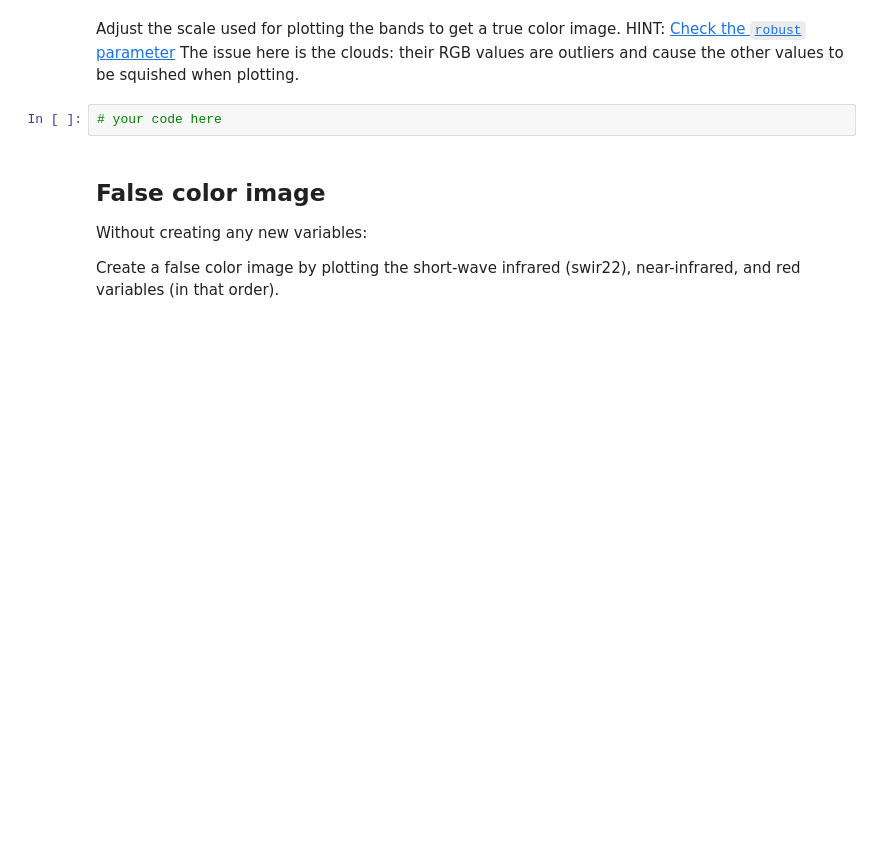
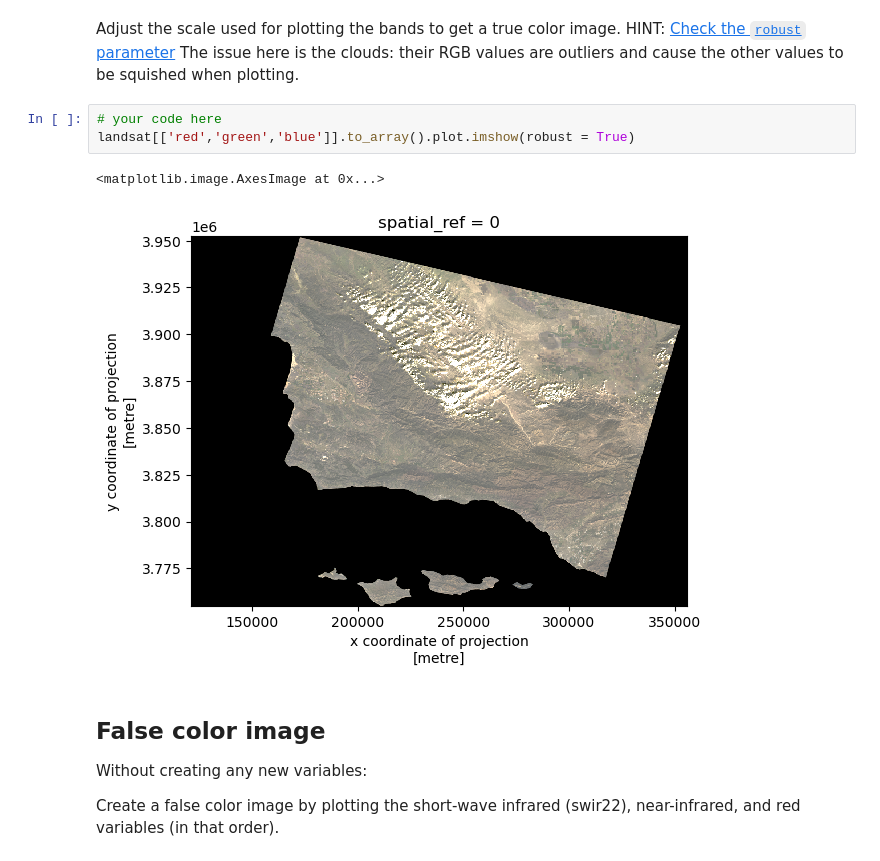
Before and after one commit to khj9759/eds220-hwk-4, a Jupyter notebook: hwk4-task2-false-color.ipynb, the cells around one changed output. Saved outputs shown, nothing was run; the diff lists cells and outputs as text; blank space fills up the shorter version.

```diff
--- a/hwk4-task2-false-color.ipynb
+++ b/hwk4-task2-false-color.ipynb
@@ -173,6 +241,10 @@ HINT: [Check the `robust` parameter](https://matplotlib.org/stable/api/_as_gen/m
 The issue here is the clouds: their RGB values are outliers and cause the other values to be squished when plotting.
 # %%
 # your code here
+landsat[['red','green','blue']].to_array().plot.imshow(robust = True)
+# %% [output]
+<matplotlib.image.AxesImage at 0x...>
+[figure, added]
 # %% [markdown]
 ## False color image
 Without creating any new variables:
```
Also changed, not shown: parts of 7 cells of this notebook.
